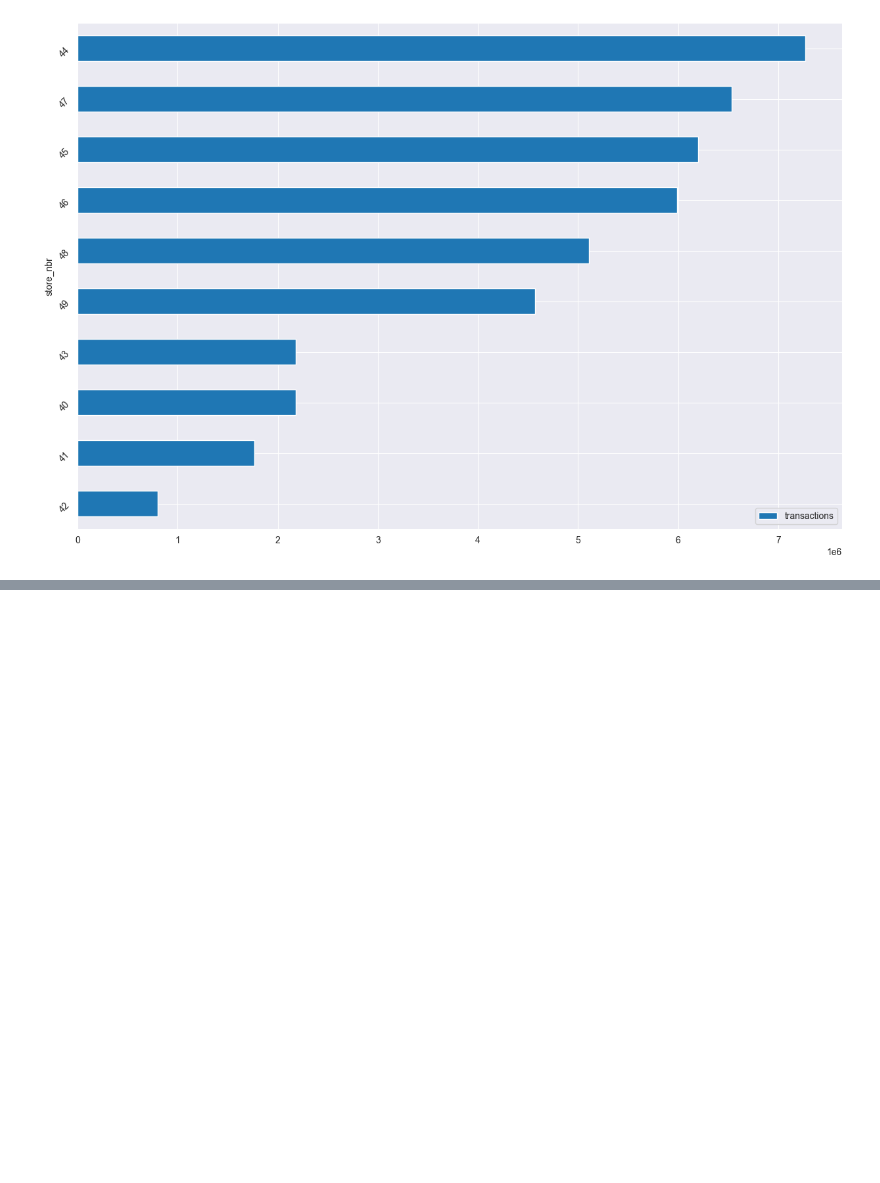
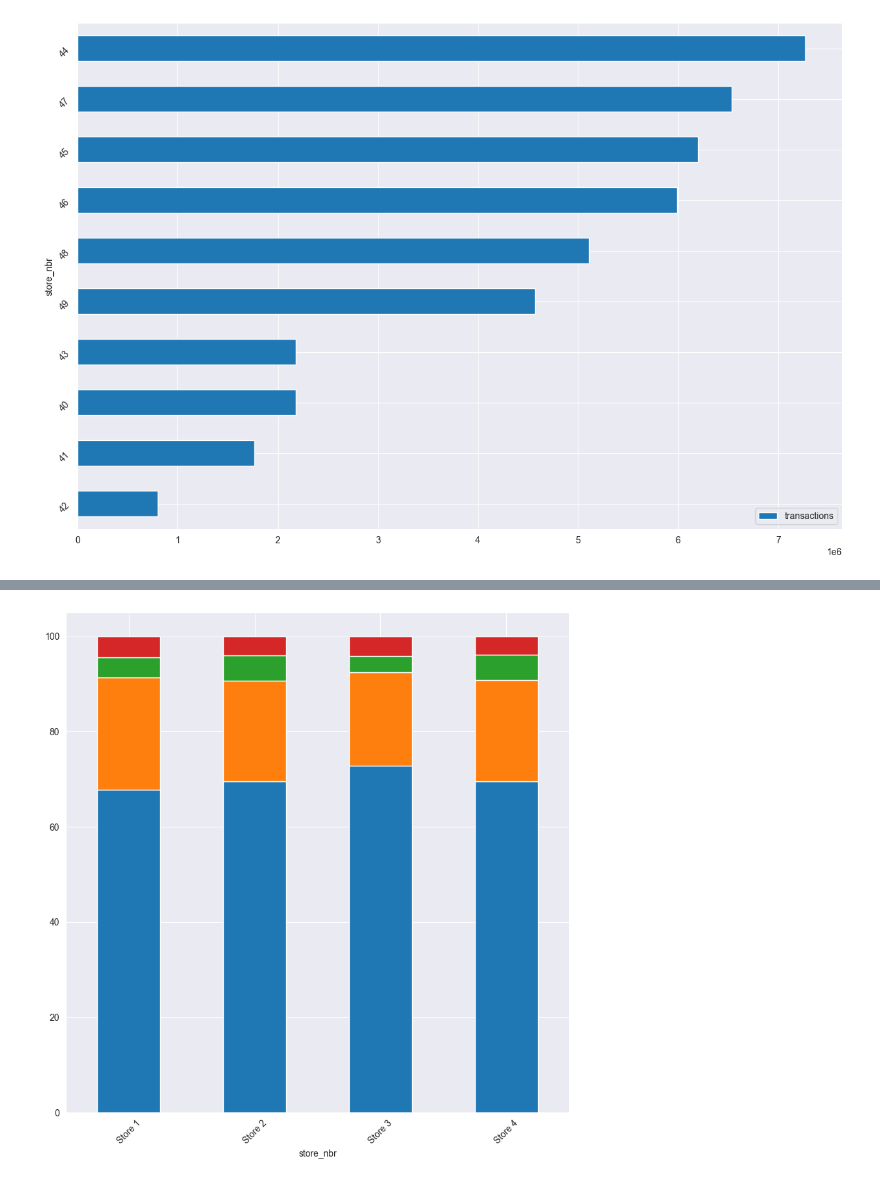
Before and after one commit to jameslaurence82/Udemy-Python_DataAnalysis_NumpyPandas, a Jupyter notebook: PdDF_Visualizations.ipynb, the cells around one changed output, grey strips where cells are left out. Cells and saved outputs as stored; diff of their text form; code cells hidden in the pictures; blank space fills up the shorter version.

```diff
--- a/PdDF_Visualizations.ipynb
+++ b/PdDF_Visualizations.ipynb
@@ -632,0 +705,4 @@ transactions
+# %%
+# use lambda function to get percentage of each row in it's columns using .apply() method
+percent_stacked = grocery_pivot.apply(lambda x: x * 100/sum(x), axis=1).round(2)
+percent_stacked
@@ -632,0 +716,15 @@ transactions
+# %%
+# create 100% stacked bar chart
+percent_stacked.plot.bar(
+    stacked=True,
+    # legend needs to move outside chart area
+
+    legend=False,
+    figsize = (10,10),
+    # even using xticklabels outside plot() the label rotation is set in plot()
+    rot=45
+    ).set_xticklabels(
+        labels=['Store 1', 'Store 2', 'Store 3', 'Store 4']
+    ).lege;
+# %% [output]
+[figure, added]
```
Also changed, not shown: parts of 9 cells of this notebook.
